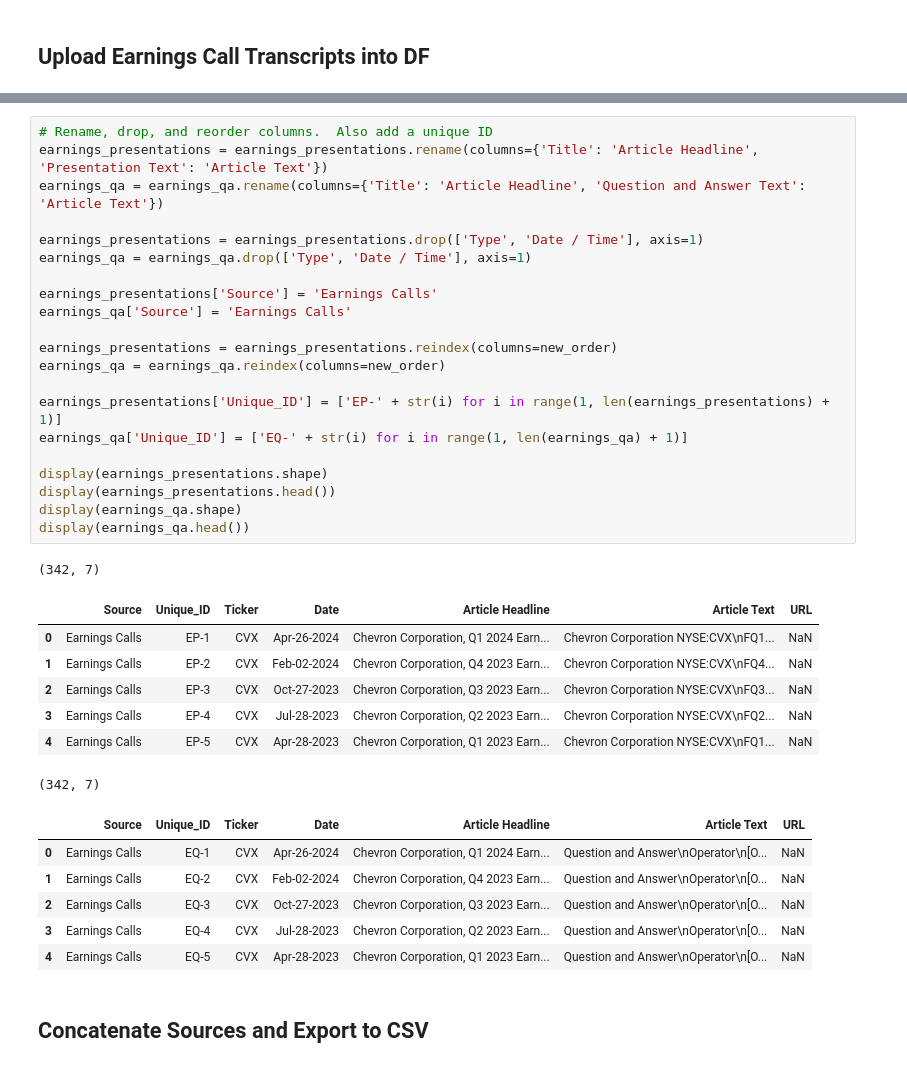
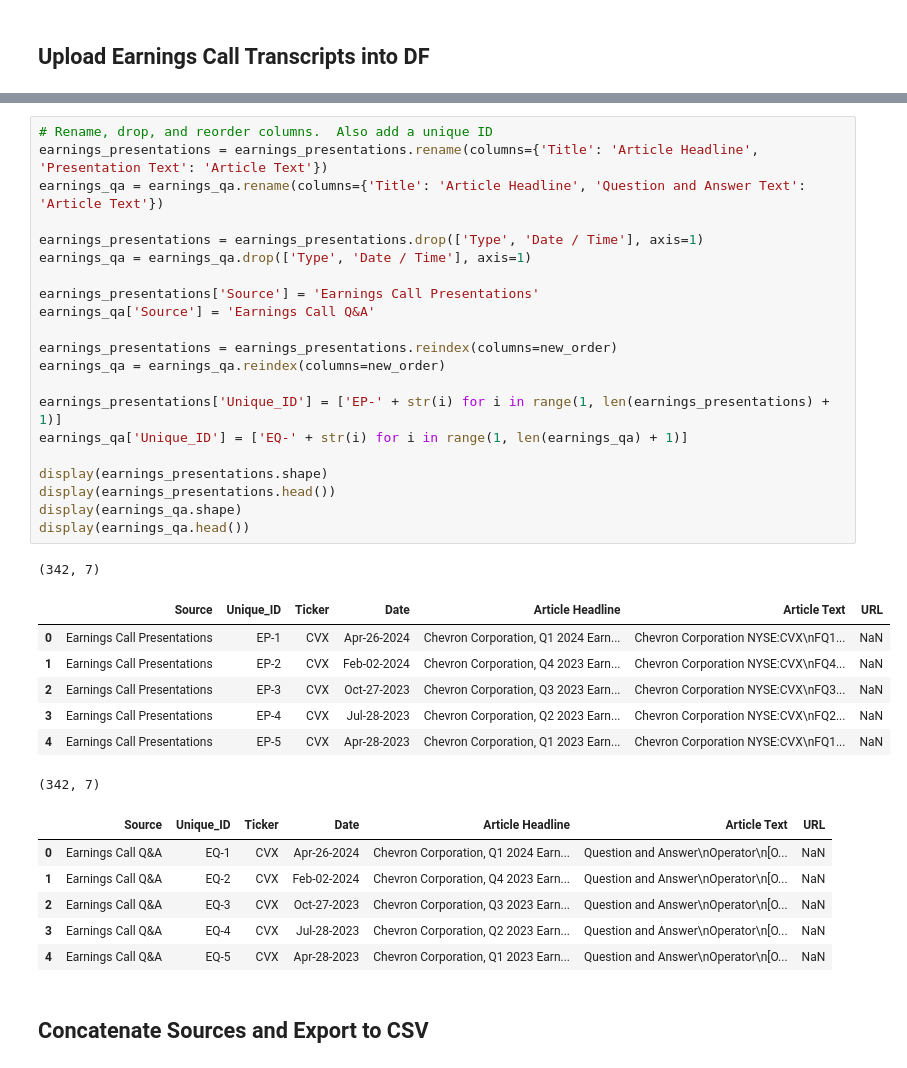
Before and after one commit to Kussil/Financial_Sentiment_LLM, a Jupyter notebook: 02_Cleaned_Data/Text_Preprocessing.ipynb, the cells around one changed output, grey strips where cells are left out. Cells and saved outputs as stored; diff of their text form.

Commit message:
Split earnings call QA and presentations in source column

```diff
--- a/02_Cleaned_Data/Text_Preprocessing.ipynb
+++ b/02_Cleaned_Data/Text_Preprocessing.ipynb
@@ -250,39 +262,39 @@ display(earnings_qa.head(1))
 # %%
 # Rename, drop, and reorder columns.  Also add a unique ID
 earnings_presentations = earnings_presentations.rename(columns={'Title': 'Article Headline', 'Presentation Text': 'Article Text'})
 earnings_qa = earnings_qa.rename(columns={'Title': 'Article Headline', 'Question and Answer Text': 'Article Text'})
 
 earnings_presentations = earnings_presentations.drop(['Type', 'Date / Time'], axis=1)
 earnings_qa = earnings_qa.drop(['Type', 'Date / Time'], axis=1)
 
-earnings_presentations['Source'] = 'Earnings Calls'
-earnings_qa['Source'] = 'Earnings Calls'
+earnings_presentations['Source'] = 'Earnings Call Presentations'
+earnings_qa['Source'] = 'Earnings Call Q&A'
 
 earnings_presentations = earnings_presentations.reindex(columns=new_order)
 earnings_qa = earnings_qa.reindex(columns=new_order)
 
 earnings_presentations['Unique_ID'] = ['EP-' + str(i) for i in range(1, len(earnings_presentations) + 1)]
 earnings_qa['Unique_ID'] = ['EQ-' + str(i) for i in range(1, len(earnings_qa) + 1)]
 
 display(earnings_presentations.shape)
 display(earnings_presentations.head())
 display(earnings_qa.shape)
 display(earnings_qa.head())
 # %% [output]
 (342, 7)
 |  | Source | Unique_ID | Ticker | Date | Article Headline | Article Text | URL |
-| 0 | Earnings Calls | EP-1 | CVX | Apr-26-2024 | Chevron Corporation, Q1 2024 Earn... | Chevron Corporation NYSE:CVX\nFQ1... | NaN |
-| 1 | Earnings Calls | EP-2 | CVX | Feb-02-2024 | Chevron Corporation, Q4 2023 Earn... | Chevron Corporation NYSE:CVX\nFQ4... | NaN |
-| 2 | Earnings Calls | EP-3 | CVX | Oct-27-2023 | Chevron Corporation, Q3 2023 Earn... | Chevron Corporation NYSE:CVX\nFQ3... | NaN |
-| 3 | Earnings Calls | EP-4 | CVX | Jul-28-2023 | Chevron Corporation, Q2 2023 Earn... | Chevron Corporation NYSE:CVX\nFQ2... | NaN |
-| 4 | Earnings Calls | EP-5 | CVX | Apr-28-2023 | Chevron Corporation, Q1 2023 Earn... | Chevron Corporation NYSE:CVX\nFQ1... | NaN |
+| 0 | Earnings Call Presentations | EP-1 | CVX | Apr-26-2024 | Chevron Corporation, Q1 2024 Earn... | Chevron Corporation NYSE:CVX\nFQ1... | NaN |
+| 1 | Earnings Call Presentations | EP-2 | CVX | Feb-02-2024 | Chevron Corporation, Q4 2023 Earn... | Chevron Corporation NYSE:CVX\nFQ4... | NaN |
+| 2 | Earnings Call Presentations | EP-3 | CVX | Oct-27-2023 | Chevron Corporation, Q3 2023 Earn... | Chevron Corporation NYSE:CVX\nFQ3... | NaN |
+| 3 | Earnings Call Presentations | EP-4 | CVX | Jul-28-2023 | Chevron Corporation, Q2 2023 Earn... | Chevron Corporation NYSE:CVX\nFQ2... | NaN |
+| 4 | Earnings Call Presentations | EP-5 | CVX | Apr-28-2023 | Chevron Corporation, Q1 2023 Earn... | Chevron Corporation NYSE:CVX\nFQ1... | NaN |
 (342, 7)
 |  | Source | Unique_ID | Ticker | Date | Article Headline | Article Text | URL |
-| 0 | Earnings Calls | EQ-1 | CVX | Apr-26-2024 | Chevron Corporation, Q1 2024 Earn... | Question and Answer\nOperator\n[O... | NaN |
-| 1 | Earnings Calls | EQ-2 | CVX | Feb-02-2024 | Chevron Corporation, Q4 2023 Earn... | Question and Answer\nOperator\n[O... | NaN |
-| 2 | Earnings Calls | EQ-3 | CVX | Oct-27-2023 | Chevron Corporation, Q3 2023 Earn... | Question and Answer\nOperator\n[O... | NaN |
-| 3 | Earnings Calls | EQ-4 | CVX | Jul-28-2023 | Chevron Corporation, Q2 2023 Earn... | Question and Answer\nOperator\n[O... | NaN |
-| 4 | Earnings Calls | EQ-5 | CVX | Apr-28-2023 | Chevron Corporation, Q1 2023 Earn... | Question and Answer\nOperator\n[O... | NaN |
+| 0 | Earnings Call Q&A | EQ-1 | CVX | Apr-26-2024 | Chevron Corporation, Q1 2024 Earn... | Question and Answer\nOperator\n[O... | NaN |
+| 1 | Earnings Call Q&A | EQ-2 | CVX | Feb-02-2024 | Chevron Corporation, Q4 2023 Earn... | Question and Answer\nOperator\n[O... | NaN |
+| 2 | Earnings Call Q&A | EQ-3 | CVX | Oct-27-2023 | Chevron Corporation, Q3 2023 Earn... | Question and Answer\nOperator\n[O... | NaN |
+| 3 | Earnings Call Q&A | EQ-4 | CVX | Jul-28-2023 | Chevron Corporation, Q2 2023 Earn... | Question and Answer\nOperator\n[O... | NaN |
+| 4 | Earnings Call Q&A | EQ-5 | CVX | Apr-28-2023 | Chevron Corporation, Q1 2023 Earn... | Question and Answer\nOperator\n[O... | NaN |
 # %% [markdown]
 ## Concatenate Sources and Export to CSV
 # %%
```
Also changed, not shown: parts of 4 cells of this notebook, 2 other files.
